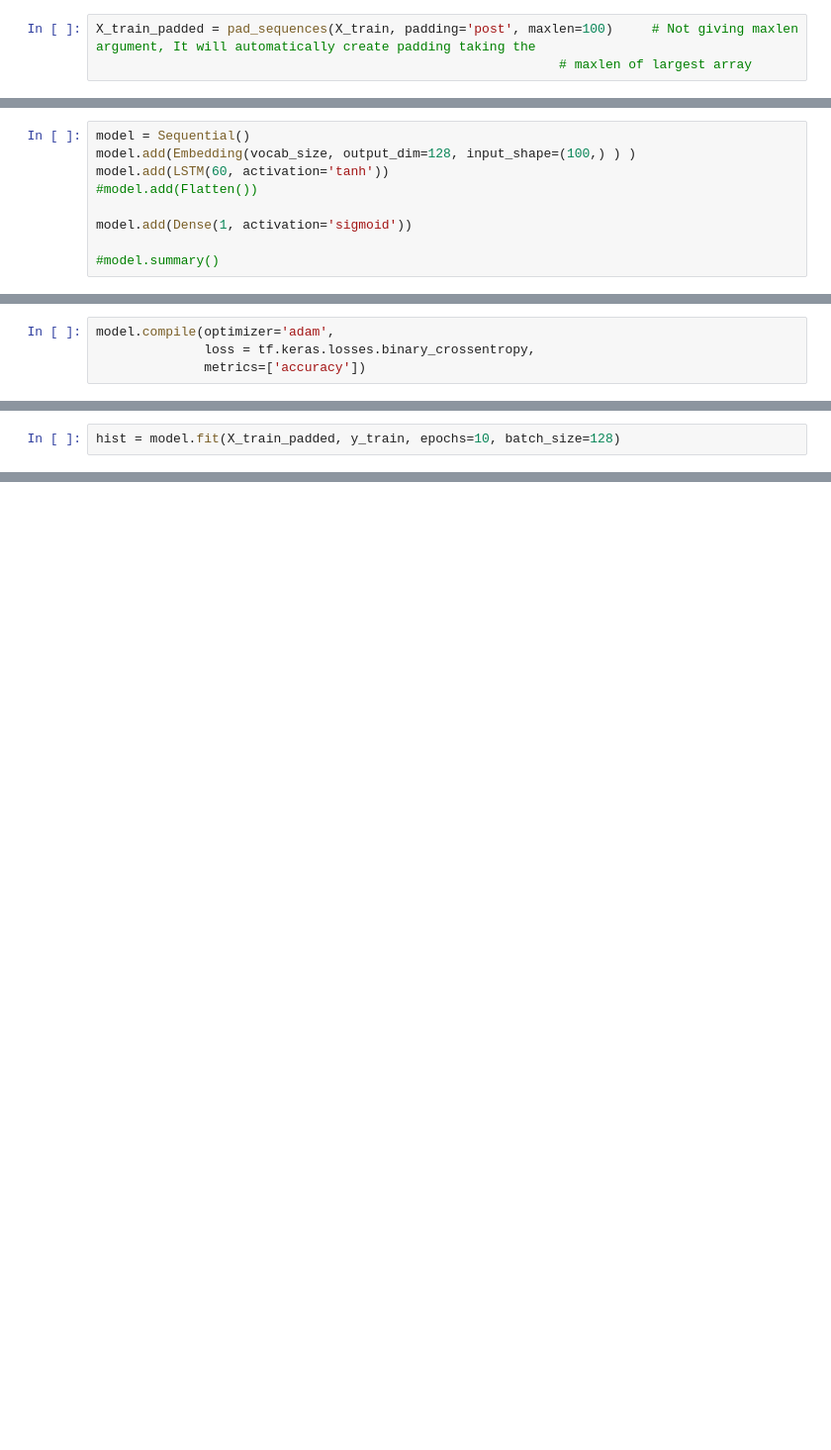
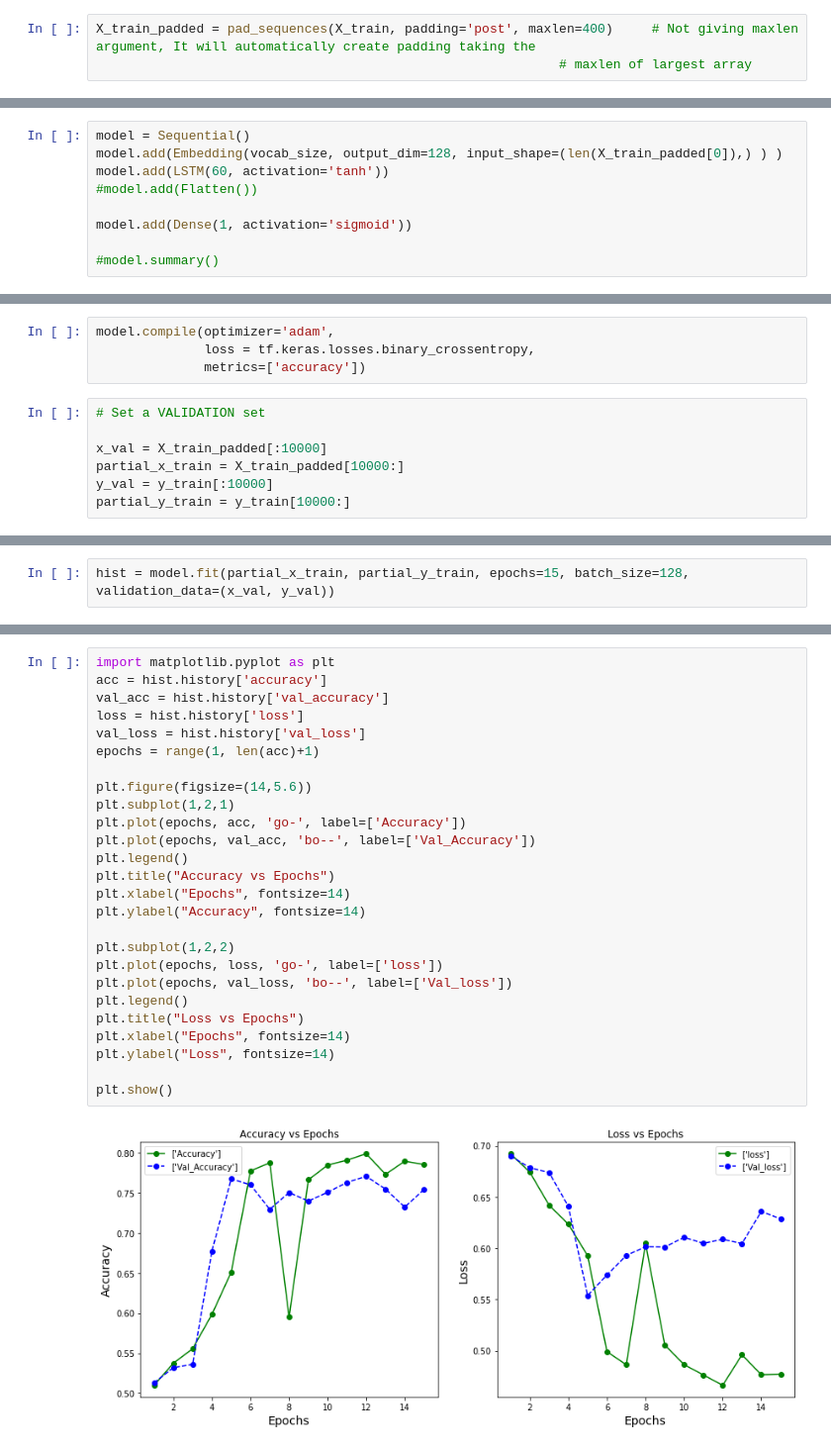
Before and after one commit to SahaAbhisek/Learning-NLP-WordEmbedding-Simple-Model-training, a Jupyter notebook: IMDB_rating_tensorflow_hub/IMDB_Rating_Classification_LSTM.ipynb, the cells around one changed output, grey strips where cells are left out. Shown at 99% size. Cells and saved outputs as stored; diff of their text form; blank space fills up the shorter version.

```diff
--- a/IMDB_rating_tensorflow_hub/IMDB_Rating_Classification_LSTM.ipynb
+++ b/IMDB_rating_tensorflow_hub/IMDB_Rating_Classification_LSTM.ipynb
@@ -49,7 +53,7 @@ array([list([1, 14, 22, 16, 43, 530, 973, 1622, 1385, 65, 458, 4468, 66, 3941, 4
 
 from tensorflow.keras.preprocessing.sequence import pad_sequences
 # %%
-X_train_padded = pad_sequences(X_train, padding='post', maxlen=100)     # Not giving maxlen argument, It will automatically create padding taking the
+X_train_padded = pad_sequences(X_train, padding='post', maxlen=400)     # Not giving maxlen argument, It will automatically create padding taking the
                                                             # maxlen of largest array
 # %%
 X_train_padded[:2]
@@ -94,7 +95,7 @@ vocab_size=10000
 embed_size=128
 # %%
 model = Sequential()
-model.add(Embedding(vocab_size, output_dim=128, input_shape=(100,) ) )
+model.add(Embedding(vocab_size, output_dim=128, input_shape=(len(X_train_padded[0]),) ) )
 model.add(LSTM(60, activation='tanh'))
 #model.add(Flatten())
 
@@ -123,6 +124,13 @@ _________________________________________________________________
 model.compile(optimizer='adam',
               loss = tf.keras.losses.binary_crossentropy,
               metrics=['accuracy'])
+# %%
+# Set a VALIDATION set
+
+x_val = X_train_padded[:10000]
+partial_x_train = X_train_padded[10000:]
+y_val = y_train[:10000]
+partial_y_train = y_train[10000:]
 # %%
 X_train_padded
 # %% [output]
@@ -136,3 +144,3 @@ array([[1415,   33,    6, ...,   19,  178,   32],
 # %%
-hist = model.fit(X_train_padded, y_train, epochs=10, batch_size=128)
+hist = model.fit(partial_x_train, partial_y_train, epochs=15, batch_size=128, validation_data=(x_val, y_val))
 # %% [output]
@@ -173,0 +179,28 @@ y_test.shape
+# %%
+import matplotlib.pyplot as plt
+acc = hist.history['accuracy']
+val_acc = hist.history['val_accuracy']
+loss = hist.history['loss']
+val_loss = hist.history['val_loss']
+epochs = range(1, len(acc)+1)
+
+plt.figure(figsize=(14,5.6))
+plt.subplot(1,2,1)
+plt.plot(epochs, acc, 'go-', label=['Accuracy'])
+plt.plot(epochs, val_acc, 'bo--', label=['Val_Accuracy'])
+plt.legend()
+plt.title("Accuracy vs Epochs")
+plt.xlabel("Epochs", fontsize=14)
+plt.ylabel("Accuracy", fontsize=14)
+
+plt.subplot(1,2,2)
+plt.plot(epochs, loss, 'go-', label=['loss'])
+plt.plot(epochs, val_loss, 'bo--', label=['Val_loss'])
+plt.legend()
+plt.title("Loss vs Epochs")
+plt.xlabel("Epochs", fontsize=14)
+plt.ylabel("Loss", fontsize=14)
+
+plt.show()
+# %% [output]
+[figure, added]
```
Also changed, not shown: parts of 14 cells of this notebook.
